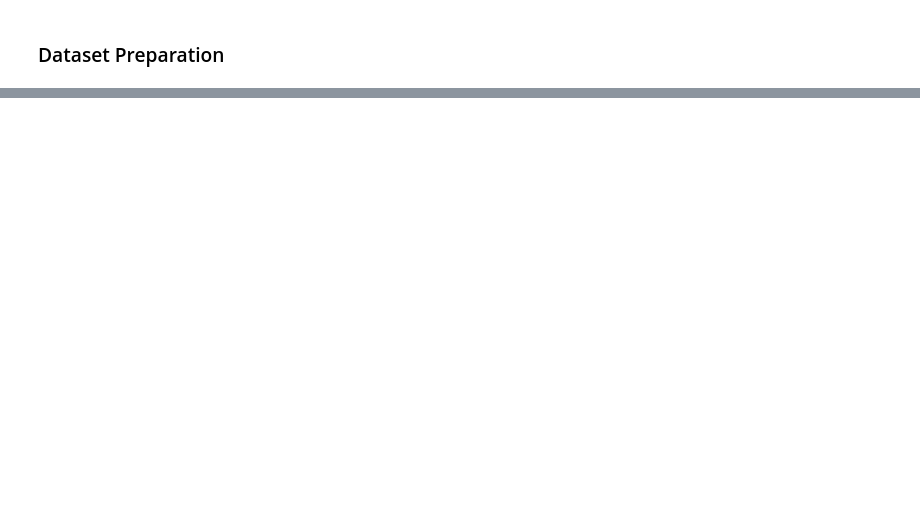
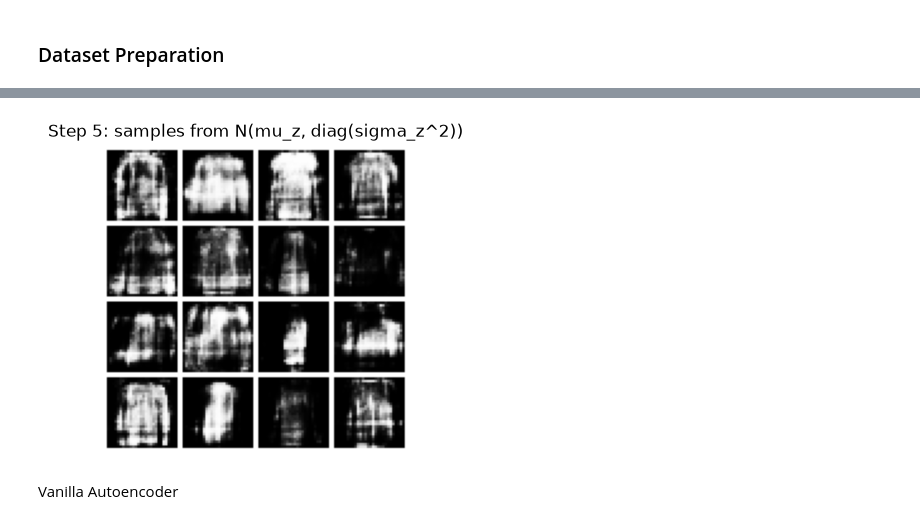
Before and after one commit to 1loral1/generative-model-comparison-study, a Jupyter notebook: main.ipynb, the cells around one changed output, grey strips where cells are left out. Saved outputs shown, nothing was run; the diff lists cells and outputs as text; code cells hidden in the pictures; blank space fills up the shorter version.

```diff
--- a/main.ipynb
+++ b/main.ipynb
@@ -171,0 +136,29 @@ Test Accuracy: 0.8952857142857142
+# %%
+# 64 -> 256 -> 784
+class Decoder(nn.Module):
+    def __init__(self, z_dim=64):
+        super().__init__()
+        self.net = nn.Sequential(
+            nn.Linear(z_dim, 256), nn.ReLU(),
+            nn.Linear(256, 784), nn.Sigmoid())
+    def forward(self, z):
+        return self.net(z)
+# %%
+def frozen_dec_loss(decoder, x, y):
+    with torch.no_grad():
+        _, z = model(x) # get latent space from encoder
+    x_hat = decoder(z)  # get reconstructed pixels
+    return F.mse_loss(x_hat, x.view(x.size(0), -1))
+
+# freeze encoder weights
+for p in model.parameters():
+    p.requires_grad = False
+model.eval()
+
+set_seed(42)
+decoder = Decoder().to(DEVICE)
+opt_dec = torch.optim.Adam(decoder.parameters(), lr=1e-3)
+
+# train, validate, and eval
+hist_dec = fit("mlp_frozen_decoder", decoder, frozen_dec_loss, opt_dec, train_dl, val_dl, epochs=EPOCHS)
+res_mlp_dec = recon_metrics(lambda x: decoder(model(x)[1]))
@@ -171,0 +186,10 @@ Test Accuracy: 0.8952857142857142
+# %%
+mu, sigma = z_mlp.mean(0), z_mlp.std(0)                  # per-dimension, shape (64,)
+set_seed(42)
+z_rand = (mu + sigma * torch.randn(16, 64)).to(DEVICE)
+imgs = decoder(z_rand).view(16, 1, 28, 28)
+show_grid(imgs, nrow=4, title="Step 5: samples from N(mu_z, diag(sigma_z^2))")
+# %% [output]
+[figure, added]
+# %% [markdown]
+Vanilla Autoencoder
```
Also changed, not shown: parts of 34 cells of this notebook, 15 other files.
